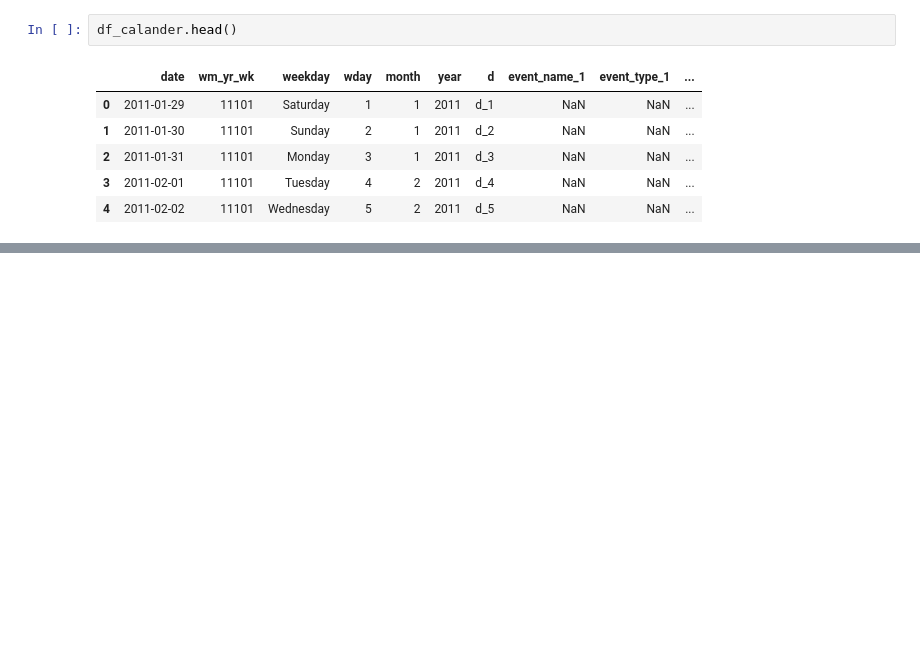
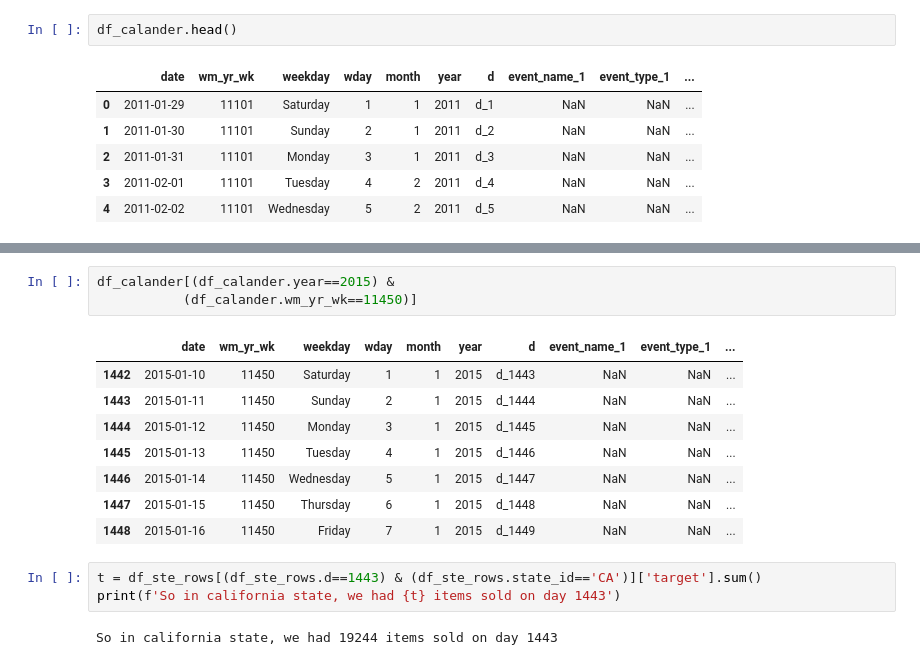
Before and after one commit to rfhussain/m5_kaggle, a Jupyter notebook: eda/21jun2020.ipynb, the cells around one changed output, grey strips where cells are left out. Cells and saved outputs as stored; diff of their text form; blank space fills up the shorter version.

```diff
--- a/eda/21jun2020.ipynb
+++ b/eda/21jun2020.ipynb
@@ -86,0 +270,17 @@ df_ste_rows.day.max()
+# %%
+df_calander[(df_calander.year==2015) &
+           (df_calander.wm_yr_wk==11450)]
+# %% [output]
+|  | date | wm_yr_wk | weekday | wday | month | year | d | event_name_1 | event_type_1 | ... |
+| 1442 | 2015-01-10 | 11450 | Saturday | 1 | 1 | 2015 | d_1443 | NaN | NaN | ... |
+| 1443 | 2015-01-11 | 11450 | Sunday | 2 | 1 | 2015 | d_1444 | NaN | NaN | ... |
+| 1444 | 2015-01-12 | 11450 | Monday | 3 | 1 | 2015 | d_1445 | NaN | NaN | ... |
+| 1445 | 2015-01-13 | 11450 | Tuesday | 4 | 1 | 2015 | d_1446 | NaN | NaN | ... |
+| 1446 | 2015-01-14 | 11450 | Wednesday | 5 | 1 | 2015 | d_1447 | NaN | NaN | ... |
+| 1447 | 2015-01-15 | 11450 | Thursday | 6 | 1 | 2015 | d_1448 | NaN | NaN | ... |
+| 1448 | 2015-01-16 | 11450 | Friday | 7 | 1 | 2015 | d_1449 | NaN | NaN | ... |
+# %%
+t = df_ste_rows[(df_ste_rows.d==1443) & (df_ste_rows.state_id=='CA')]['target'].sum()
+print(f'So in california state, we had {t} items sold on day 1443')
+# %% [output]
+So in california state, we had 19244 items sold on day 1443
```
Also changed, not shown: parts of 57 cells of this notebook, 3 other files.
